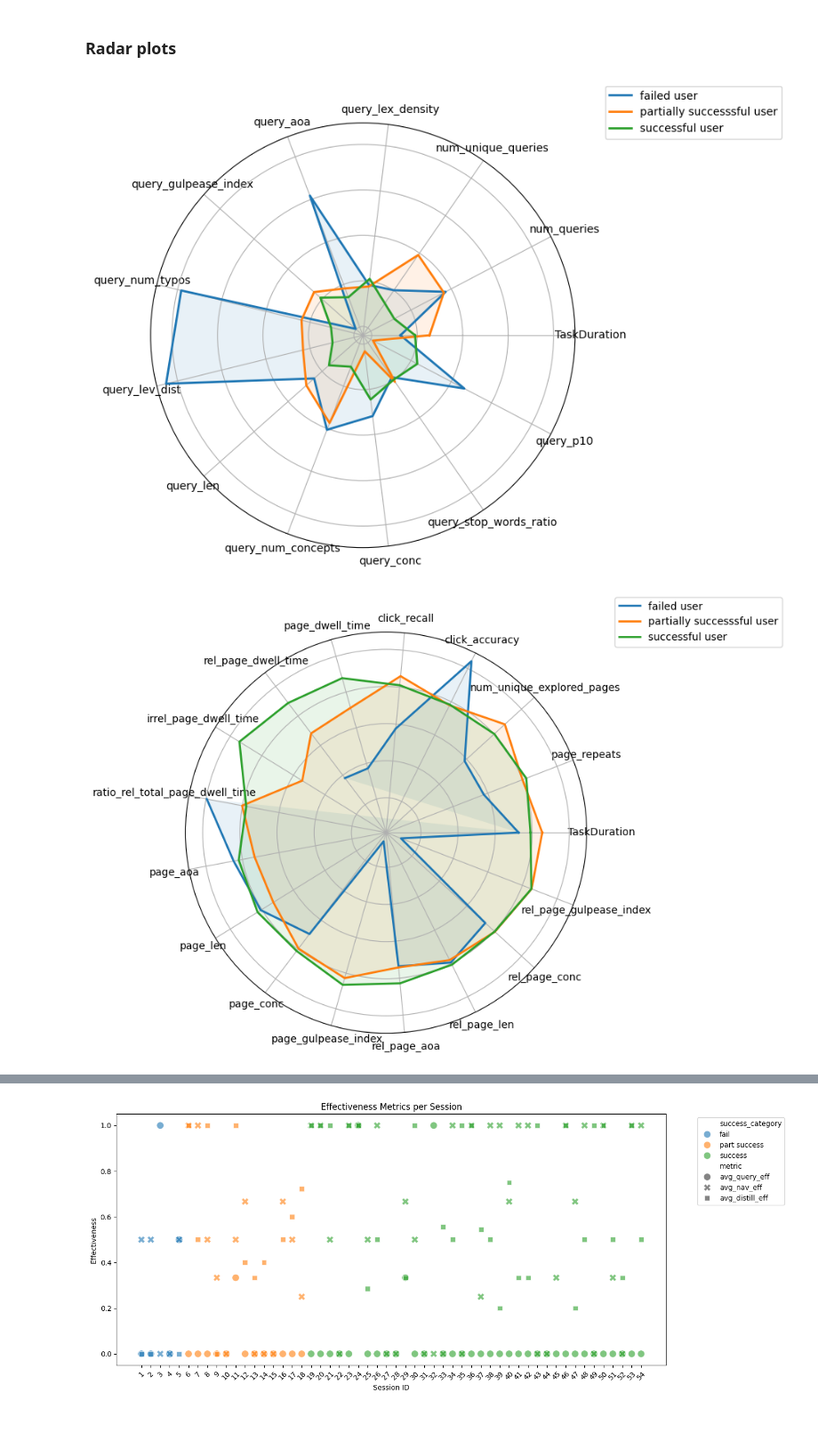
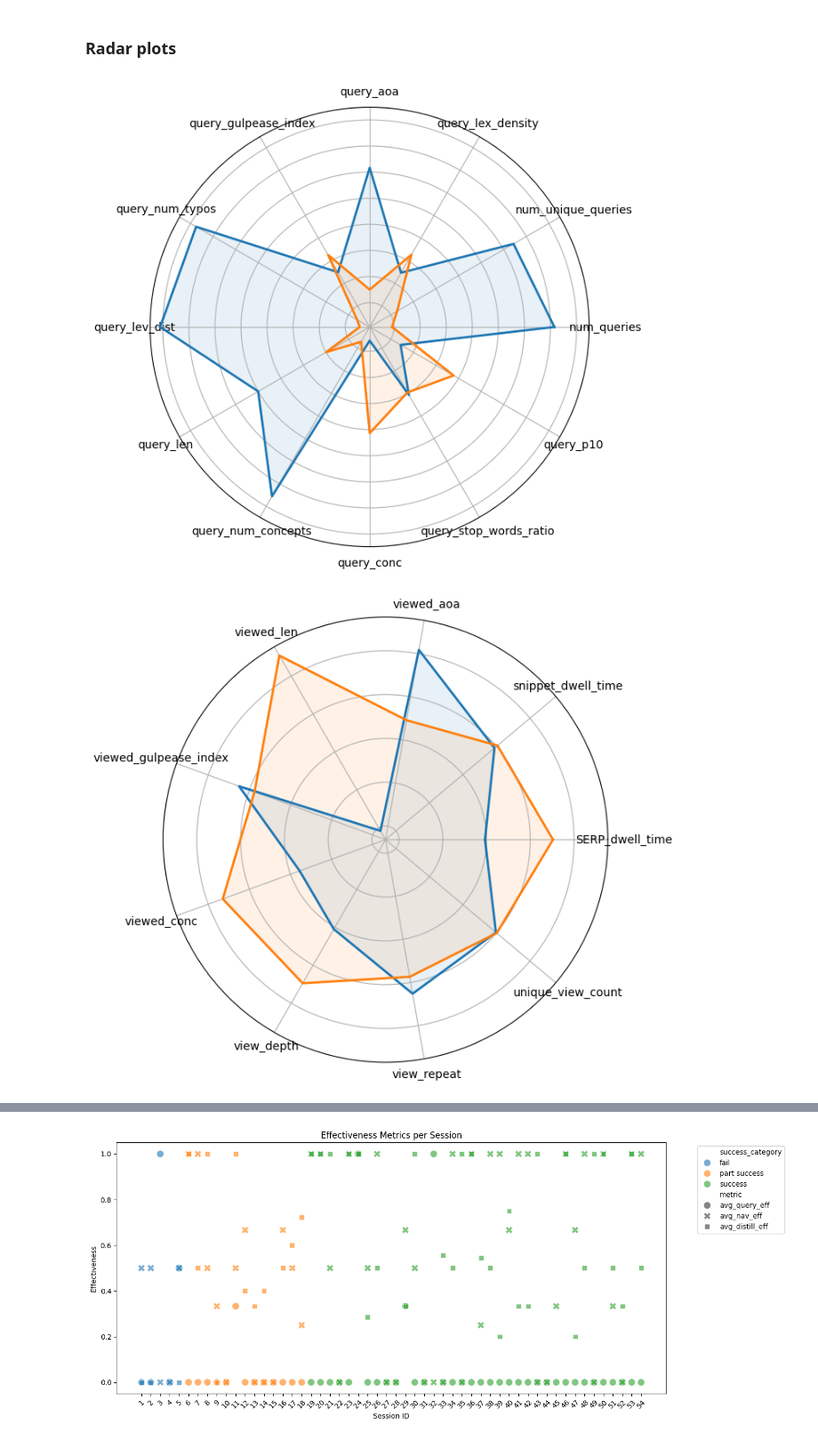
Before and after one commit to SOLandChildren/CHIIR27_LogAnalysis, a Jupyter notebook: final_answer_analysis.ipynb, the cells around one changed output, grey strips where cells are left out. Shown at 89% size. Cells and saved outputs as stored; diff of their text form; code cells hidden in the pictures.

```diff
--- a/final_answer_analysis.ipynb
+++ b/final_answer_analysis.ipynb
@@ -164,6 +164,11 @@ snippet_dwell_time = []
 view_depth = []
 view_repeat = []
 unique_view_count = []
+
+viewed_aoa = []
+viewed_len = []
+viewed_gulpease_index = []
+viewed_conc = []
 
 for _, row in final_answers.iterrows():
     uid = row["uid"]
@@ -197,6 +202,12 @@ for _, row in final_answers.iterrows():
         else:
             serp_dwell_times.append(serp_dwell_time)
 
+    unique_view_snippets = viewed_snippets.drop_duplicates(subset=["url"])
+    viewed_aoa.append(unique_view_snippets["SERP_result_mean_aoa"].mean())
+    viewed_len.append(unique_view_snippets["SERP_result_content_len"].mean())
+    viewed_gulpease_index.append(unique_view_snippets["SERP_result_gulpease_index"].mean())
+    viewed_conc.append(unique_view_snippets["SERP_result_mean_conc"].mean())
+
     SERP_dwell_time.append(sum(serp_dwell_times)/len(session_views["serp_id"].unique()))
     snippet_dwell_time.append(sum(serp_snippet_dwell_time)/len(session_views["serp_id"].unique()))
     view_depth.append(session_serp_nav["rank_lowest_view"].mean())
@@ -205,6 +216,10 @@ for _, row in final_answers.iterrows():
 
 final_answers["SERP_dwell_time"] = SERP_dwell_time
 final_answers["snippet_dwell_time"] = snippet_dwell_time
+final_answers["viewed_aoa"] = viewed_aoa
+final_answers["viewed_len"] = viewed_len
+final_answers["viewed_gulpease_index"] = viewed_gulpease_index
+final_answers["viewed_conc"] = viewed_conc
 final_answers["view_depth"] = view_depth
 final_answers["view_repeat"] = view_repeat
 final_answers["unique_view_count"] = unique_view_count
@@ -562,29 +578,35 @@ sns.heatmap(corr, cmap=cmap,
 ### Radar plots
 # %%
 from driver import get_radar_plot
+import pandas as pd
+
+final_answers_queries = pd.read_csv("Data/final_answer_queries.csv")
+final_answers_serp = pd.read_csv("Data/final_answer_serp.csv")
+final_answers_pages = pd.read_csv("Data/final_answer_pages.csv")
+final_answers_pages = final_answers_pages.drop(columns = ["rel_page_gulpease_index", "rel_page_conc", "rel_page_len", "rel_page_aoa", "ratio_rel_total_page_dwell_time", "click_recall"])
+
+final_answers_combined = pd.merge(final_answers_queries, final_answers_pages, on=["uid", "topic_number", "prompt", "answer", "TaskStartTime", "TaskEndTime", "TaskDuration", "matched_keywords", "num_answer_matches", "answer_match_ratio"])
 
 for df_name in [
     final_answers_queries,
+    final_answers_serp,
     final_answers_pages,
-    final_answers_serp,
     ]:
 
     final_answers_trial = df_name
 
     user_category = []
 
     for _, row in final_answers_trial.iterrows():
-        if row["answer_match_ratio"] == 0:
+        if row["answer_match_ratio"] == 1:
+            user_category.append(1)
+        else:
             user_category.append(0)
-        elif row["answer_match_ratio"] == 1:
-            user_category.append(2)
-        else:
-            user_category.append(1)
 
     final_answers_trial["user_category"] = user_category
 
-    categories = final_answers_trial.drop(columns=["uid", "topic_number", "prompt", "answer", "TaskStartTime", "TaskEndTime", "matched_keywords", "num_answer_matches", "answer_match_ratio", "user_category"])
-    get_radar_plot(df=final_answers_trial, search_stage="final_answer", categories=list(categories.columns), artefact="user", group = "user_category")
+    categories = final_answers_trial.drop(columns=["uid", "topic_number", "prompt", "answer", "TaskStartTime", "TaskEndTime", "matched_keywords", "num_answer_matches", "answer_match_ratio", "user_category", "TaskDuration"])
+    get_radar_plot(df=final_answers_trial, search_stage="final_answer", categories=list(categories.columns), artefact="session", group = "user_category")
 # %% [output]
-[figure, old version]
+[figure, new version]
-[figure, old version]
+[figure, new version]
```
Also changed, not shown: parts of 2 cells of this notebook, 10 other files.
